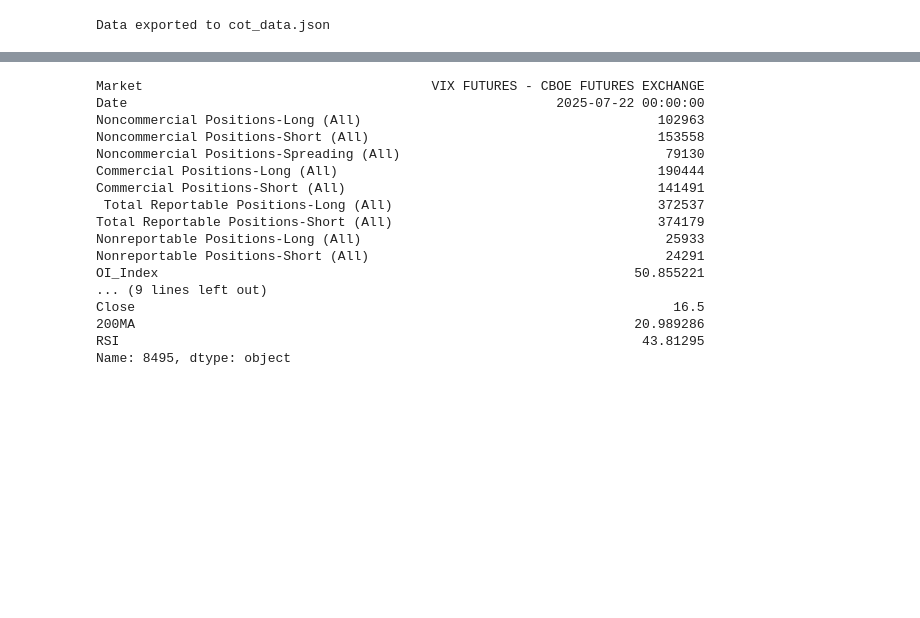
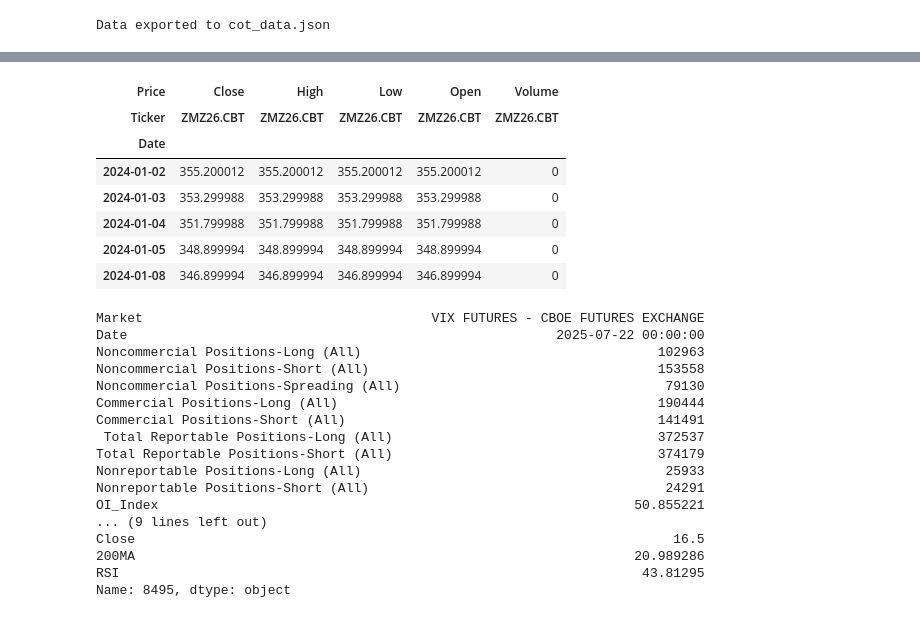
Before and after one commit to JPow/COT_Dashboard_Deployment, a Jupyter notebook: COT Cursor Experiments To Deploy.ipynb, the cells around one changed output, grey strips where cells are left out. Saved outputs shown, nothing was run; the diff lists cells and outputs as text; code cells hidden in the pictures; blank space fills up the shorter version.

Commit message:
updated yahoo finance soybean meal ticker

```diff
--- a/COT Cursor Experiments To Deploy.ipynb
+++ b/COT Cursor Experiments To Deploy.ipynb
@@ -812,3 +814,5 @@ df6.to_json('cot_data.json', orient='records')
 print("Data exported to cot_data.json")
 # %% [output]
 Data exported to cot_data.json
+# %%
+sbm = yf.download("Z26.CBT", start="2024-01-01", end="2024-12-31")
@@ -815,3 +827,14 @@ Data exported to cot_data.json
+# %%
+sbm.head()
+# %% [output]
+| Price | Close | High | Low | Open | Volume |
+| Ticker | ZMZ26.CBT | ZMZ26.CBT | ZMZ26.CBT | ZMZ26.CBT | ZMZ26.CBT |
+| Date |  |  |  |  |  |
+| 2024-01-02 | 355.200012 | 355.200012 | 355.200012 | 355.200012 | 0 |
+| 2024-01-03 | 353.299988 | 353.299988 | 353.299988 | 353.299988 | 0 |
+| 2024-01-04 | 351.799988 | 351.799988 | 351.799988 | 351.799988 | 0 |
+| 2024-01-05 | 348.899994 | 348.899994 | 348.899994 | 348.899994 | 0 |
+| 2024-01-08 | 346.899994 | 346.899994 | 346.899994 | 346.899994 | 0 |
 # %%
 df6.iloc[-1]
 # %% [output]
```
Also changed, not shown: parts of 6 cells of this notebook, 1 other file.
